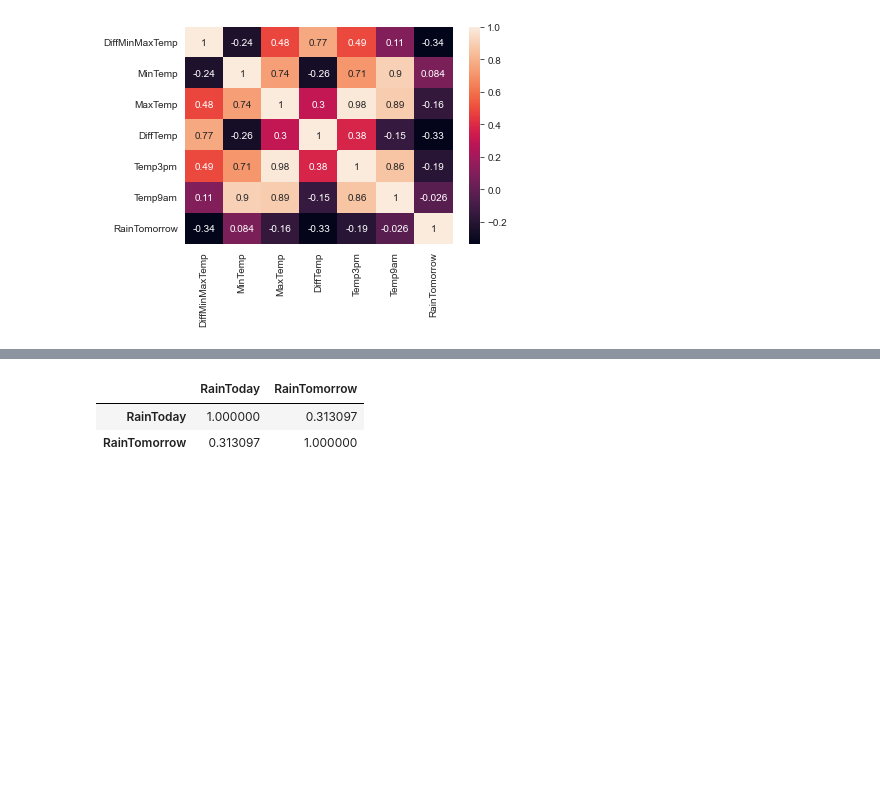
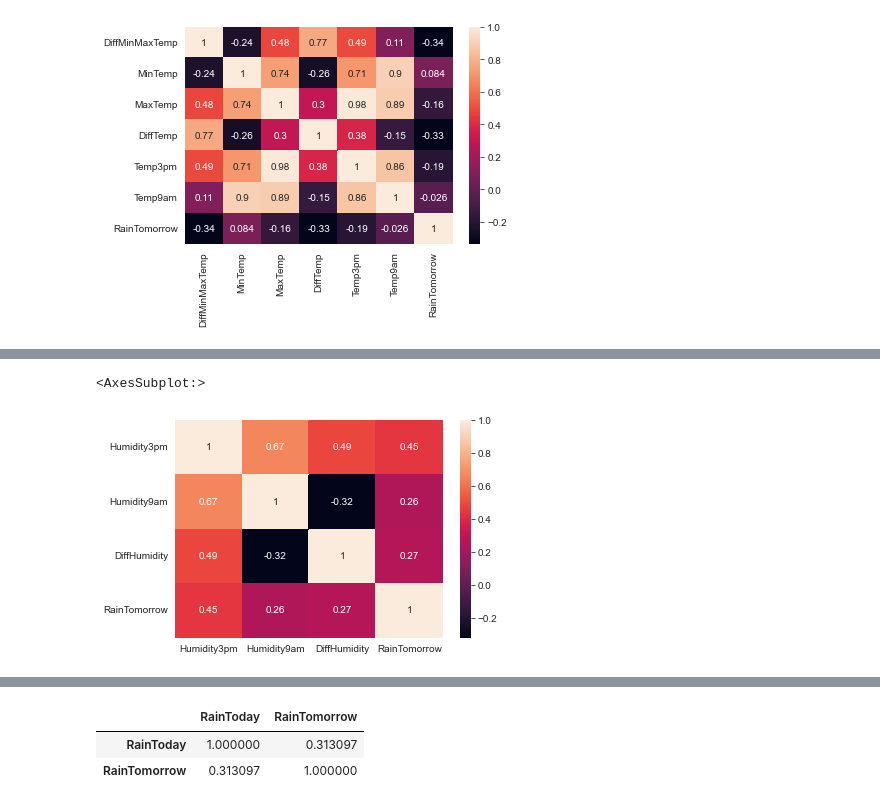
Before and after one commit to AbdallahHussien4/Rain-Rate-Expectation, a Jupyter notebook: main.ipynb, the cells around one changed output, grey strips where cells are left out. Cells and saved outputs as stored; diff of their text form; code cells hidden in the pictures; blank space fills up the shorter version.

```diff
--- a/main.ipynb
+++ b/main.ipynb
@@ -205,0 +214,6 @@ sns.heatmap(data[['Pressure3pm','Pressure9am', 'RainTomorrow']].corr(), annot=Tr
+# %%
+# After seeing the correlation matrix for pressure with our target.
+# We can say that the two variables affect it by almost the same way,
+# but we can't extract new better feature as temp.
+data.drop('DiffPressure',axis=1,inplace=True)
+data.head()
@@ -206,2 +227,15 @@ sns.heatmap(data[['Pressure3pm','Pressure9am', 'RainTomorrow']].corr(), annot=Tr
+# %%
+# Now lets analyze how the humidity affect the probability of raining tomorrow.
+# We have in our data 2 sources for temp (Humidity3pm, Humidity9am)
+# Lets show how these values affect our target.
+data['DiffHumidity'] = data['Humidity3pm'] - data['Humidity9am']
+
+sns.heatmap(data[['Humidity3pm','Humidity9am','DiffHumidity', 'RainTomorrow']].corr(), annot=True)
+
+# We can see that Humidity3pm is the most feature affect our target,
+# but the other two features affect also but with less effect.
+# %% [output]
+<AxesSubplot:>
+[figure, added]
 # %%
 # Lets see if Rainfall affect our target value or not.
```
Also changed, not shown: parts of 23 cells of this notebook.
